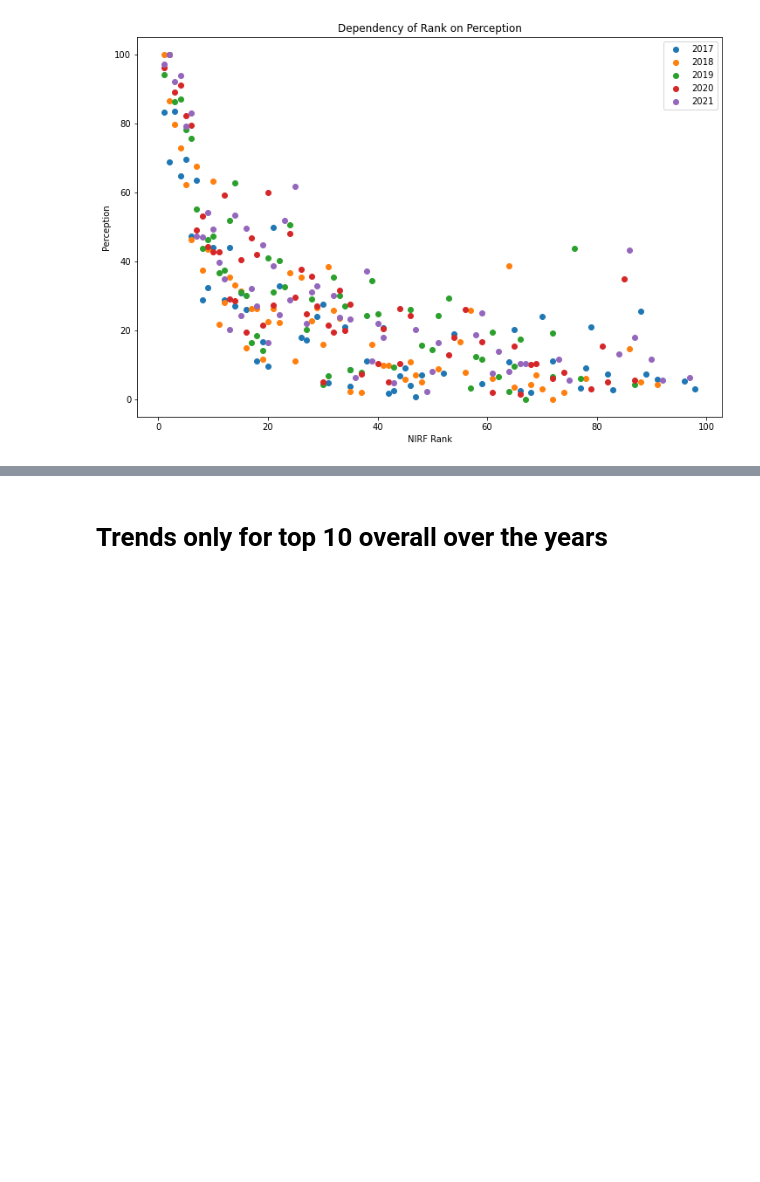
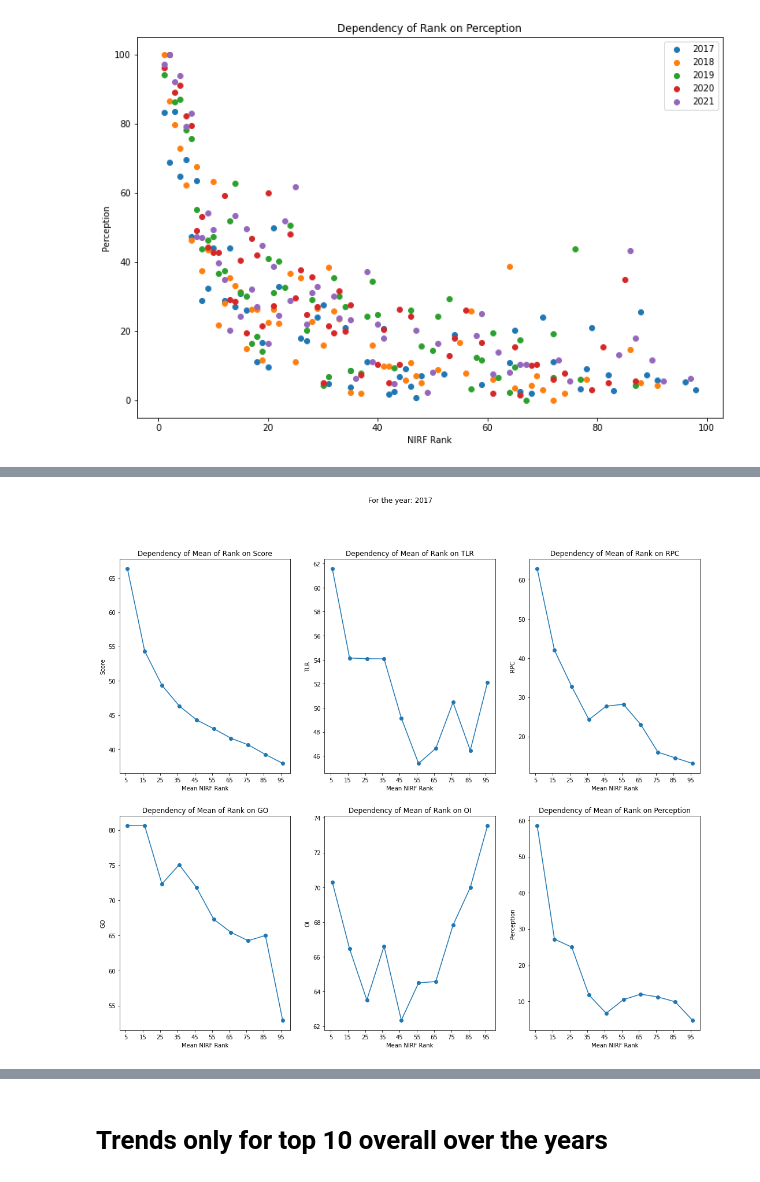
Before and after one commit to kalp121212/DS203_Project, a Jupyter notebook: Nirf.ipynb, the cells around one changed output, grey strips where cells are left out. Saved outputs shown, nothing was run; the diff lists cells and outputs as text; code cells hidden in the pictures; blank space fills up the shorter version.

```diff
--- a/Nirf.ipynb
+++ b/Nirf.ipynb
@@ -192,0 +204,24 @@ for x in k:
+# %%
+plt.rcParams['figure.figsize'] = [18,15]
+k=['Score','TLR','RPC','GO','OI','Perception']
+for i,j in data.groupby('year'):
+    plt.figure()
+    plt.suptitle(f"For the year: {i}")
+    ranks = list(range(1,101,10))
+    count = 1
+    for x in k:
+        y_data = []
+        x_data = []
+        for rank in ranks:
+            y_data += [np.mean(np.array(j.query(f"Rank>={rank} and Rank<={rank+10}")[x]))]
+            x_data += [rank+5]
+        plt.subplot(2,3,count)
+        plt.plot(x_data,y_data,'o-')
+        plt.title(f"Dependency of Mean of Rank on {x}")
+        plt.ylabel(f"{x}")
+        plt.xlabel("Mean NIRF Rank")
+        plt.xticks(range(5,101,10))
+        count += 1
+    plt.show()
+# %% [output]
+[figure, added]
```
Also changed, not shown: parts of 7 cells of this notebook.
